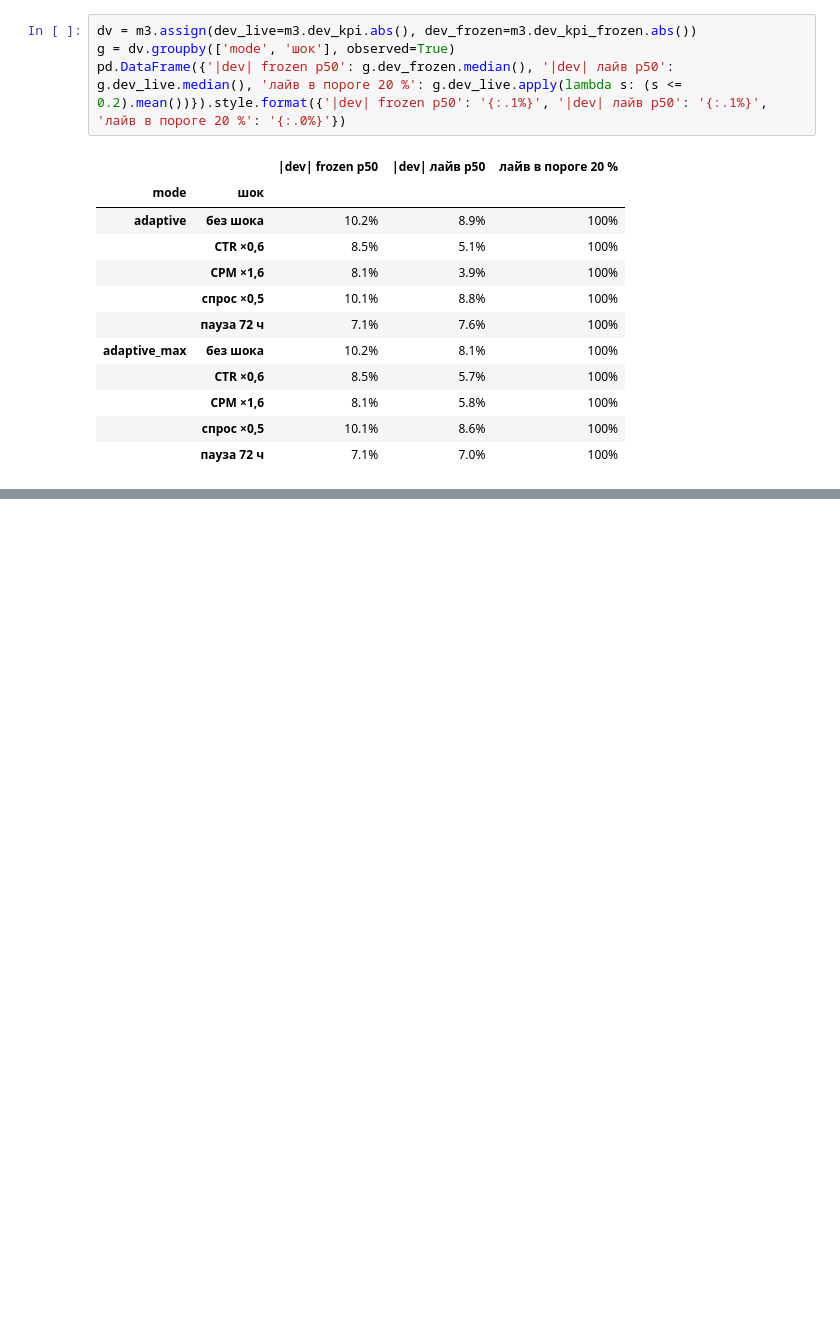
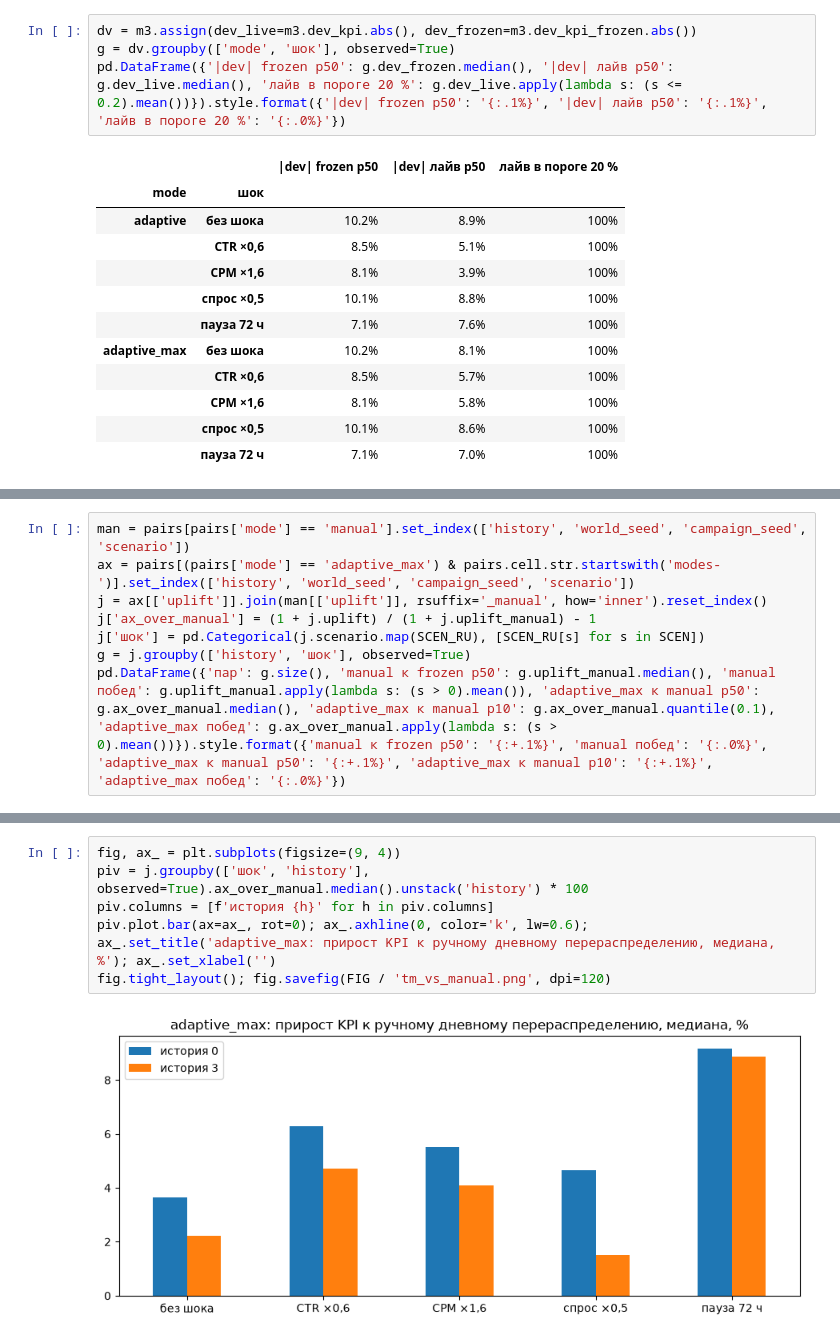
Before and after one commit to The-Gleb/media_planner, a Jupyter notebook: tools/evaluation/results/experiment-b-traffic-manager.ipynb, the cells around one changed output, grey strips where cells are left out. Drawn from its saved outputs; the diff is of its cells as text; blank space fills up the shorter version.

```diff
--- a/tools/evaluation/results/experiment-b-traffic-manager.ipynb
+++ b/tools/evaluation/results/experiment-b-traffic-manager.ipynb
@@ -192,0 +197,8 @@ pd.DataFrame({'|dev| frozen p50': g.dev_frozen.median(), '|dev| лайв p50': g
+# %%
+man = pairs[pairs['mode'] == 'manual'].set_index(['history', 'world_seed', 'campaign_seed', 'scenario'])
+ax = pairs[(pairs['mode'] == 'adaptive_max') & pairs.cell.str.startswith('modes-')].set_index(['history', 'world_seed', 'campaign_seed', 'scenario'])
+j = ax[['uplift']].join(man[['uplift']], rsuffix='_manual', how='inner').reset_index()
+j['ax_over_manual'] = (1 + j.uplift) / (1 + j.uplift_manual) - 1
+j['шок'] = pd.Categorical(j.scenario.map(SCEN_RU), [SCEN_RU[s] for s in SCEN])
+g = j.groupby(['history', 'шок'], observed=True)
+pd.DataFrame({'пар': g.size(), 'manual к frozen p50': g.uplift_manual.median(), 'manual побед': g.uplift_manual.apply(lambda s: (s > 0).mean()), 'adaptive_max к manual p50': g.ax_over_manual.median(), 'adaptive_max к manual p10': g.ax_over_manual.quantile(0.1), 'adaptive_max побед': g.ax_over_manual.apply(lambda s: (s > 0).mean())}).style.format({'manual к frozen p50': '{:+.1%}', 'manual побед': '{:.0%}', 'adaptive_max к manual p50': '{:+.1%}', 'adaptive_max к manual p10': '{:+.1%}', 'adaptive_max побед': '{:.0%}'})
@@ -193,3 +218,11 @@ pd.DataFrame({'|dev| frozen p50': g.dev_frozen.median(), '|dev| лайв p50': g
+# %%
+fig, ax_ = plt.subplots(figsize=(9, 4))
+piv = j.groupby(['шок', 'history'], observed=True).ax_over_manual.median().unstack('history') * 100
+piv.columns = [f'история {h}' for h in piv.columns]
+piv.plot.bar(ax=ax_, rot=0); ax_.axhline(0, color='k', lw=0.6); ax_.set_title('adaptive_max: прирост KPI к ручному дневному перераспределению, медиана, %'); ax_.set_xlabel('')
+fig.tight_layout(); fig.savefig(FIG / 'tm_vs_manual.png', dpi=120)
+# %% [output]
+[figure, added]
 # %% [markdown]
 ## Выводы
 
```
Also changed, not shown: parts of 4 cells of this notebook, 6 other files.
